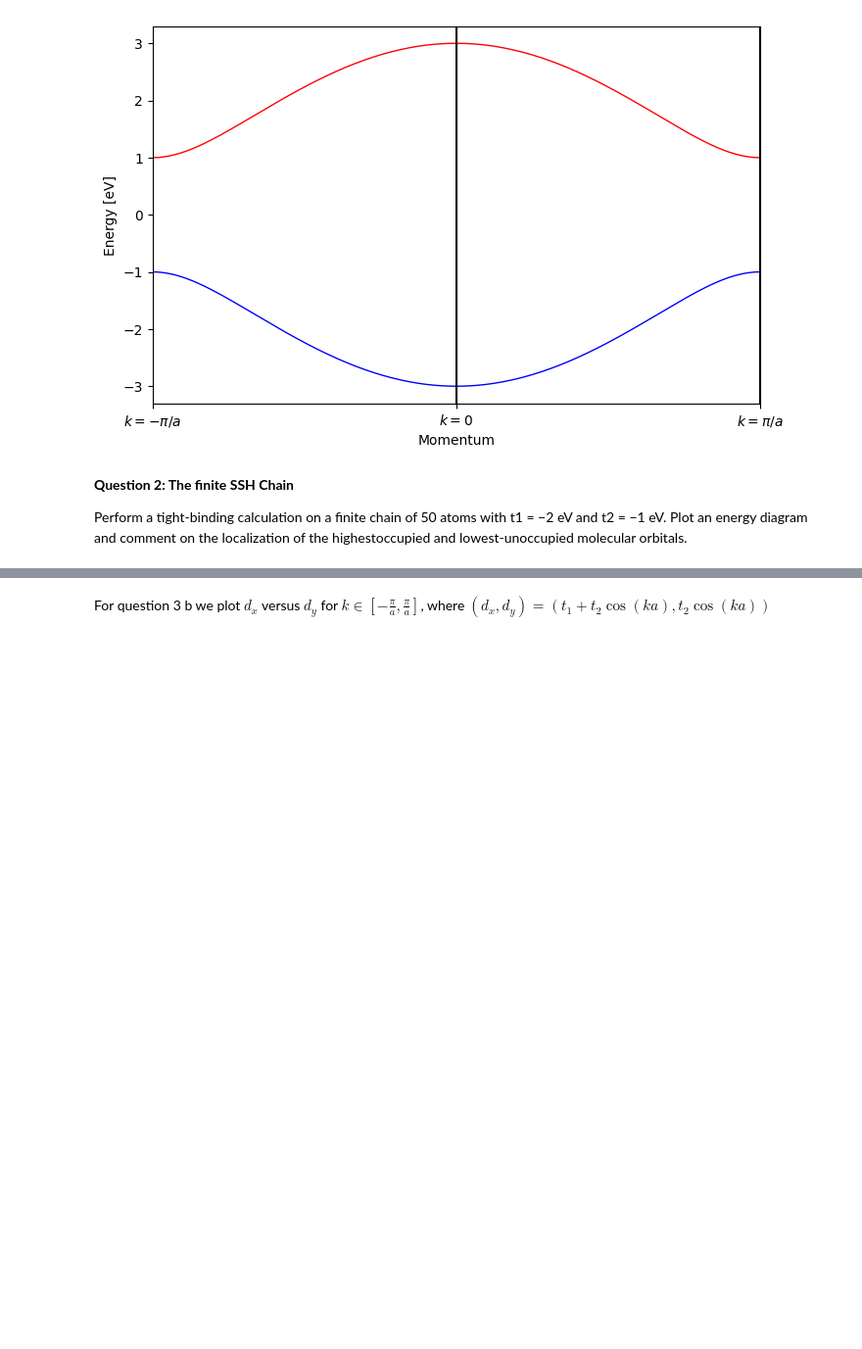
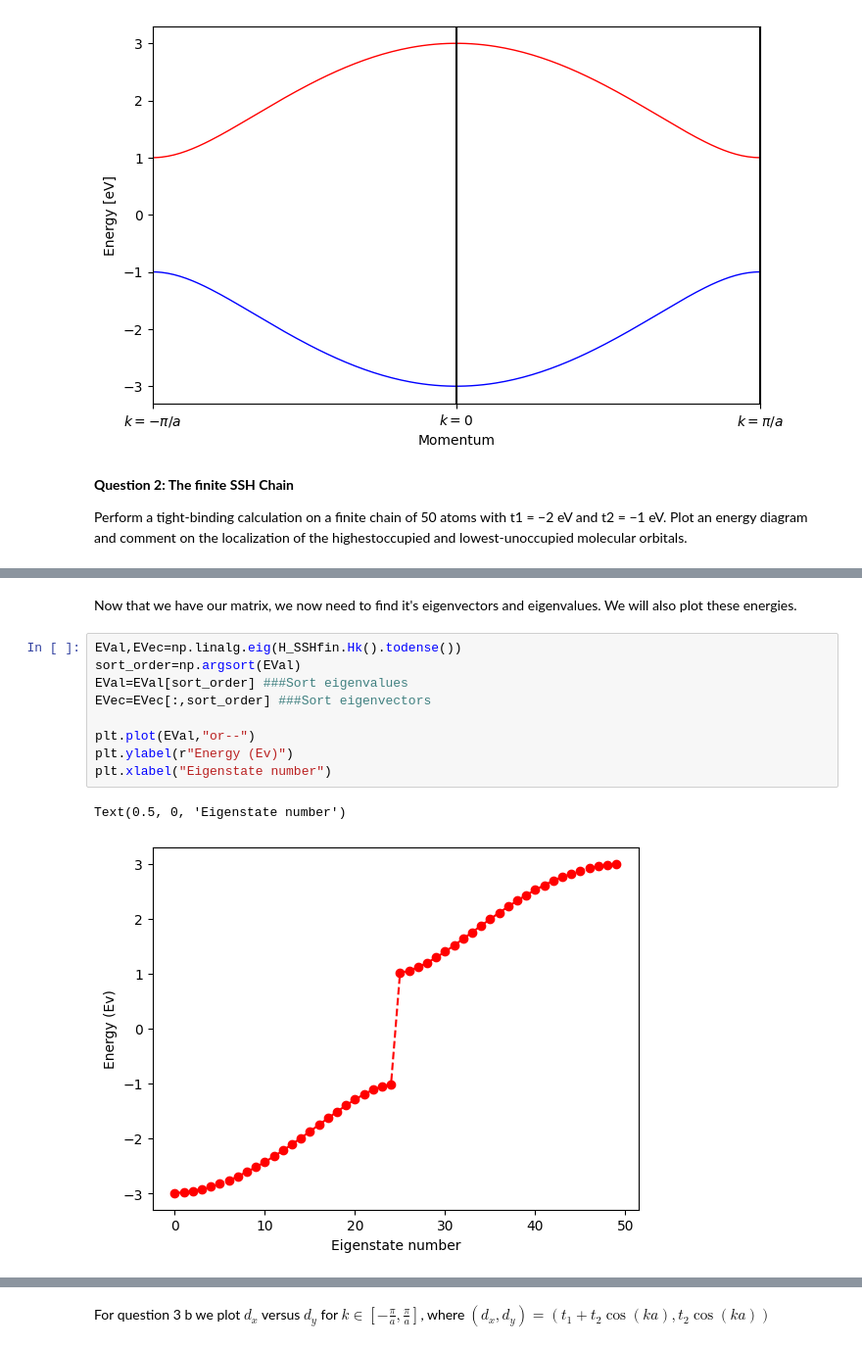
Before and after one commit to CasSteur/numeriek-hand-in-1, a Jupyter notebook: SOM_handin2_2.ipynb, the cells around one changed output, grey strips where cells are left out. Shown at 98% size. Drawn from its saved outputs; the diff is of its cells as text; blank space fills up the shorter version.

```diff
--- a/SOM_handin2_2.ipynb
+++ b/SOM_handin2_2.ipynb
@@ -121,0 +149,14 @@ for i in range(N):
+# %% [markdown]
+Now that we have our matrix, we now need to find it's eigenvectors and eigenvalues. We will also plot these energies.
+# %%
+EVal,EVec=np.linalg.eig(H_SSHfin.Hk().todense())
+sort_order=np.argsort(EVal)
+EVal=EVal[sort_order] ###Sort eigenvalues
+EVec=EVec[:,sort_order] ###Sort eigenvectors
+
+plt.plot(EVal,"or--")
+plt.ylabel(r"Energy (Ev)")
+plt.xlabel("Eigenstate number")
+# %% [output]
+Text(0.5, 0, 'Eigenstate number')
+[figure, added]
```
Also changed, not shown: parts of 8 cells of this notebook.
